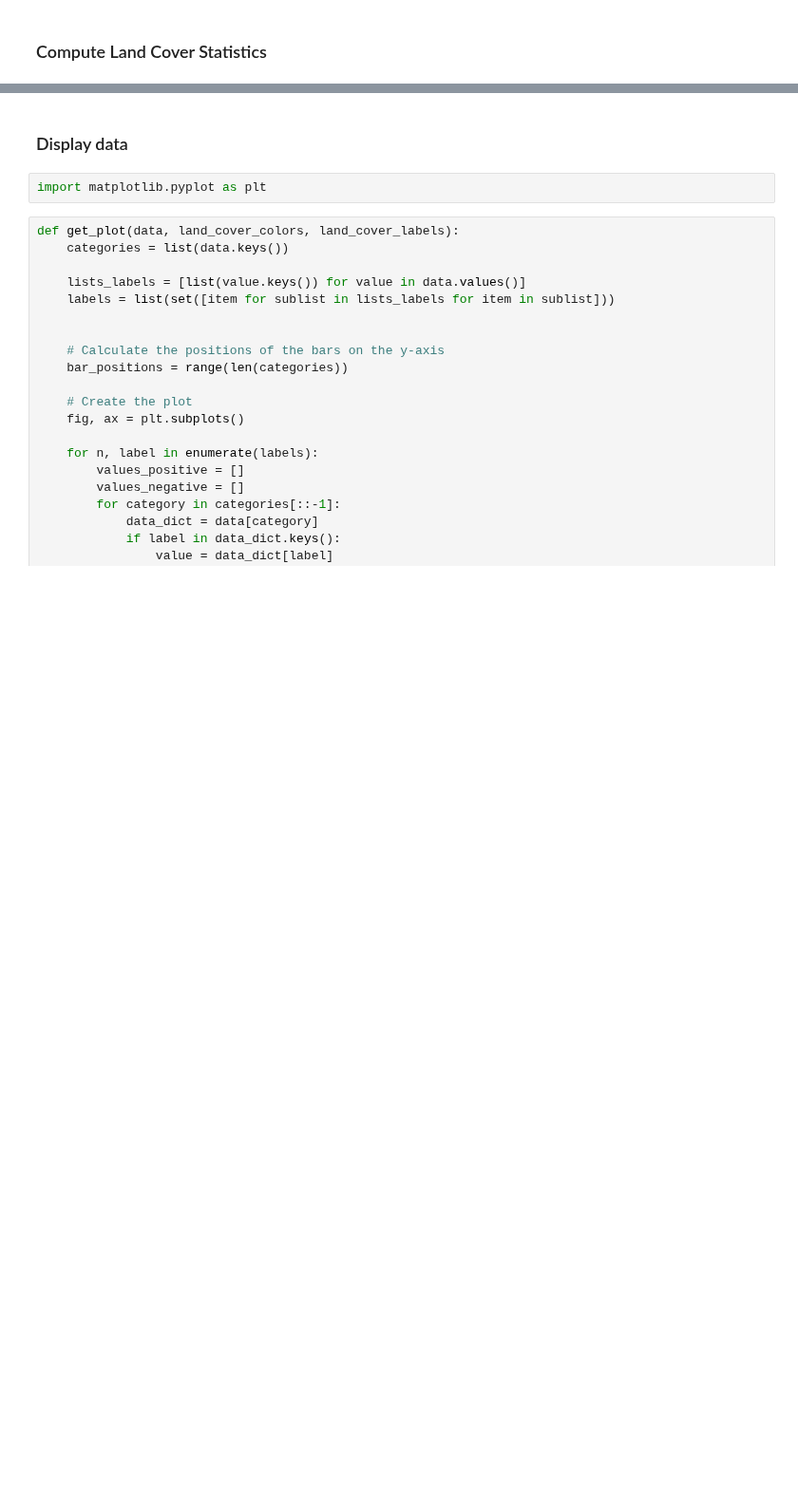
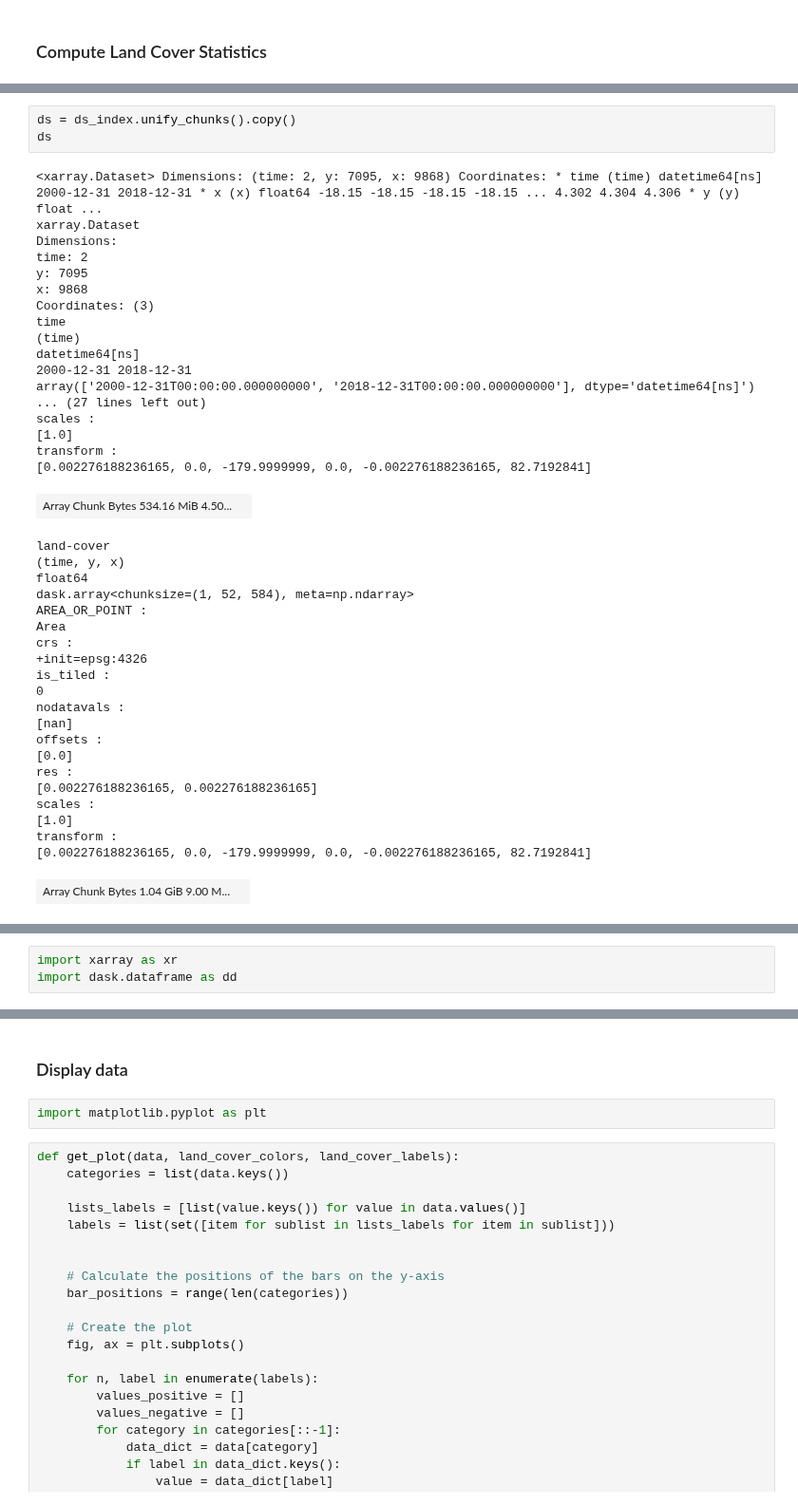
Before and after one commit to Vizzuality/soils-revealed-data, a Jupyter notebook: notebooks/Lab/01.SOC_change_vs_Land_Cover.ipynb, the cells around one changed output, grey strips where cells are left out. Shown at 95% size. Saved outputs shown, nothing was run; the diff lists cells and outputs as text; blank space fills up the shorter version.

```diff
--- a/notebooks/Lab/01.SOC_change_vs_Land_Cover.ipynb
+++ b/notebooks/Lab/01.SOC_change_vs_Land_Cover.ipynb
@@ -105,0 +194,43 @@ Computing land cover statistics for vector data -> political_boundaries_0
+# %%
+ds = ds_index.unify_chunks().copy()
+ds
+# %% [output]
+<xarray.Dataset> Dimensions: (time: 2, y: 7095, x: 9868) Coordinates: * time (time) datetime64[ns] 2000-12-31 2018-12-31 * x (x) float64 -18.15 -18.15 -18.15 -18.15 ... 4.302 4.304 4.306 * y (y) float ...
+xarray.Dataset
+Dimensions:
+time: 2
+y: 7095
+x: 9868
+Coordinates: (3)
+time
+(time)
+datetime64[ns]
+2000-12-31 2018-12-31
+array(['2000-12-31T00:00:00.000000000', '2018-12-31T00:00:00.000000000'], dtype='datetime64[ns]')
+... (27 lines left out)
+scales :
+[1.0]
+transform :
+[0.002276188236165, 0.0, -179.9999999, 0.0, -0.002276188236165, 82.7192841]
+| Array Chunk Bytes 534.16 MiB 4.50... |  |
+land-cover
+(time, y, x)
+float64
+dask.array<chunksize=(1, 52, 584), meta=np.ndarray>
+AREA_OR_POINT :
+Area
+crs :
++init=epsg:4326
+is_tiled :
+0
+nodatavals :
+[nan]
+offsets :
+[0.0]
+res :
+[0.002276188236165, 0.002276188236165]
+scales :
+[1.0]
+transform :
+[0.002276188236165, 0.0, -179.9999999, 0.0, -0.002276188236165, 82.7192841]
+| Array Chunk Bytes 1.04 GiB 9.00 M... |  |
@@ -105,0 +254,3 @@ Computing land cover statistics for vector data -> political_boundaries_0
+# %%
+import xarray as xr
+import dask.dataframe as dd
```
Also changed, not shown: parts of 20 cells of this notebook, 2 other files.
